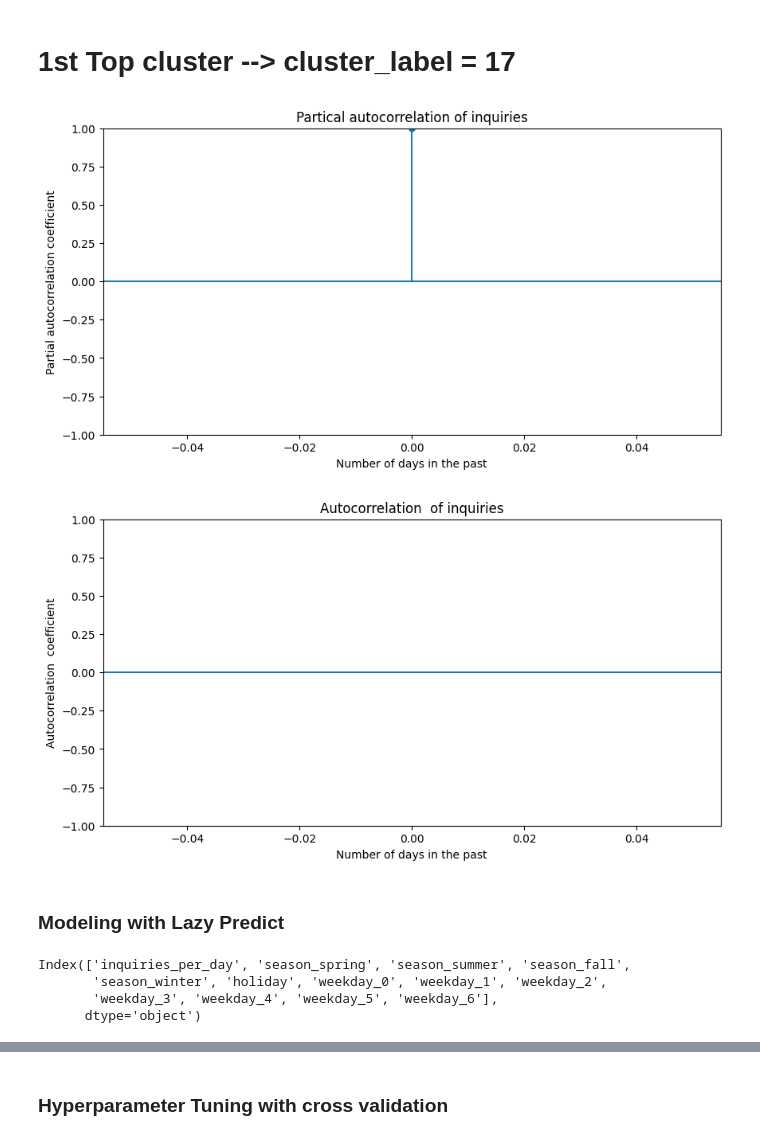
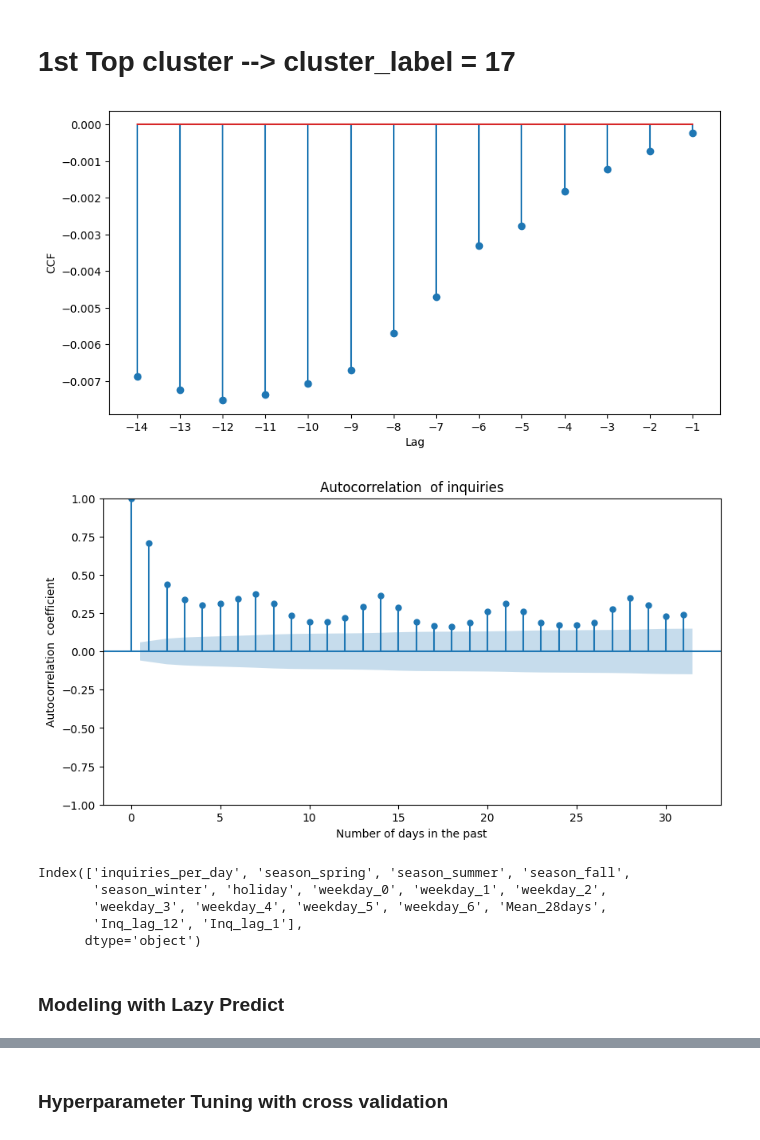
Before and after one commit to napolion2000/Call-Count-Forecasting, a Jupyter notebook: 05-Clustering/02_01_TopHDBSCAN_ClusterPredictions.ipynb, the cells around one changed output, grey strips where cells are left out. Saved outputs shown, nothing was run; the diff lists cells and outputs as text; code cells hidden in the pictures.

```diff
--- a/05-Clustering/02_01_TopHDBSCAN_ClusterPredictions.ipynb
+++ b/05-Clustering/02_01_TopHDBSCAN_ClusterPredictions.ipynb
@@ -92,6 +80,7 @@ daily_clusters_df = pd.merge(dates_df, all_clusters_data.groupby(['date']).size(
 daily_clusters_df['inquiries_per_day'] = daily_clusters_df['inquiries_per_day'].fillna(0)
 # %%
 top6clusters = {}
+daily_top6clusters = {}
 daily_clusters = {}
 for i,label in enumerate(clusters_df[1:7].index):
     print('Top:',i+1)
@@ -99,7 +88,7 @@ for i,label in enumerate(clusters_df[1:7].index):
     key = f"_{i+1}_{label}"
     top6clusters[key] = value
     value = value.groupby(["date"]).size().reset_index(name="inquiries_per_day")
-    daily_clusters[key] = pd.merge(dates_df, value, on='date', how='left')
+    daily_top6clusters[key] = pd.merge(dates_df, value, on='date', how='left').fillna(0)
 # %% [output]
 Top: 1
 Top: 2
@@ -493,16 +491,33 @@ predictions_rf
 # %% [markdown]
 # 1st Top cluster --> cluster_label = 17
+# %%
+# Cross-correlation function (CCF)
+data  = daily_top6clusters['_1_17']['inquiries_per_day']
+lags = range(-14, 0)  # lags to consider
+ccf_vals  = ccf(data, data, unbiased=False, fft=True)
+
+# Extract CCF values for specified lags
+lag_vals = np.array(lags)
+ccf_vals = ccf_vals[lag_vals + max(lags)]
+
+# Create pandas dataframe to store results
+result_df = pd.DataFrame({'lag': lag_vals, 'ccf': ccf_vals})
+
+# Print results
+#print(result_df)
+
+# plot CCF
+plt.stem(lag_vals, ccf_vals)
+plt.xticks(lag_vals)
+plt.xlabel('Lag')
+plt.ylabel('CCF')
+plt.show()
+# %% [output]
+[figure, added]
 # %%
-# plotting the partial autocorrelation for target
-plot_pacf(daily_clusters['_1_17']['inquiries_per_day'], title='Partical autocorrelation of inquiries',)
-plt.xlabel('Number of days in the past')
-plt.ylabel('Partial autocorrelation coefficient')
-plt.show()
-
-plot_acf(daily_clusters['_1_17']['inquiries_per_day'], title='Autocorrelation  of inquiries',)
+plot_acf(daily_top6clusters['_1_17']['inquiries_per_day'], title='Autocorrelation  of inquiries',)
 plt.xlabel('Number of days in the past')
 plt.ylabel('Autocorrelation  coefficient')
 plt.show()
 # %% [output]
-[figure, old version]
+[figure, new version]
-[figure, removed]
@@ -511,13 +524,16 @@ daily_clusters['_1_17'] = get_features(daily_clusters['_1_17'],0)
+# %%
+daily_clusters['_1_17'] = get_features(daily_top6clusters['_1_17'],12)
+daily_clusters['_1_17']['Inq_lag_1'] = daily_clusters['_1_17']['inquiries_per_day'].shift(1).fillna(0)
+final_1_df  = daily_clusters['_1_17'].drop(columns=['weekday', 'index']).fillna(0)
+final_1_df.columns
+# %% [output]
+Index(['inquiries_per_day', 'season_spring', 'season_summer', 'season_fall',
+       'season_winter', 'holiday', 'weekday_0', 'weekday_1', 'weekday_2',
+       'weekday_3', 'weekday_4', 'weekday_5', 'weekday_6', 'Mean_28days',
+       'Inq_lag_12', 'Inq_lag_1'],
+      dtype='object')
 # %% [markdown]
 ### Modeling with Lazy Predict
-# %%
-final_1_df  = daily_clusters['_1_17'].drop(columns=['weekday', 'index']).fillna(0)
-final_1_df.columns
-# %% [output]
-Index(['inquiries_per_day', 'season_spring', 'season_summer', 'season_fall',
-       'season_winter', 'holiday', 'weekday_0', 'weekday_1', 'weekday_2',
-       'weekday_3', 'weekday_4', 'weekday_5', 'weekday_6'],
-      dtype='object')
 # %%
 from lazypredict.Supervised import LazyRegressor
 from sklearn.model_selection import train_test_split
```
Also changed, not shown: parts of 102 cells of this notebook.
